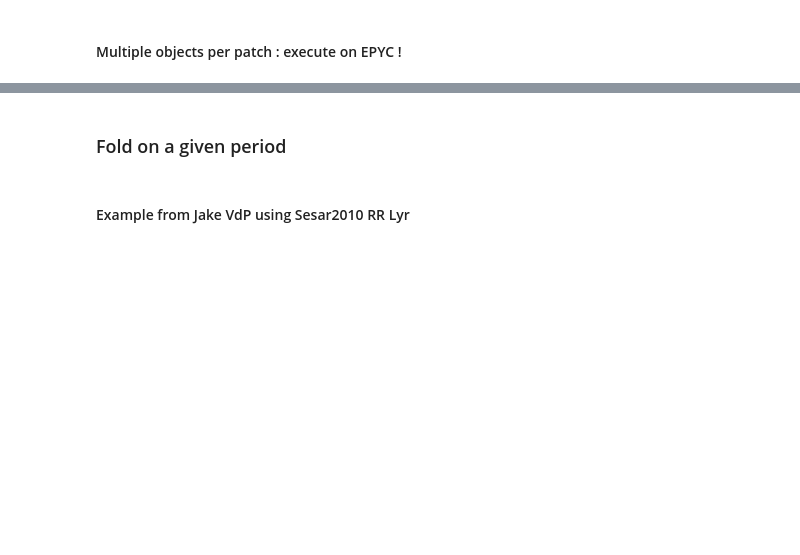
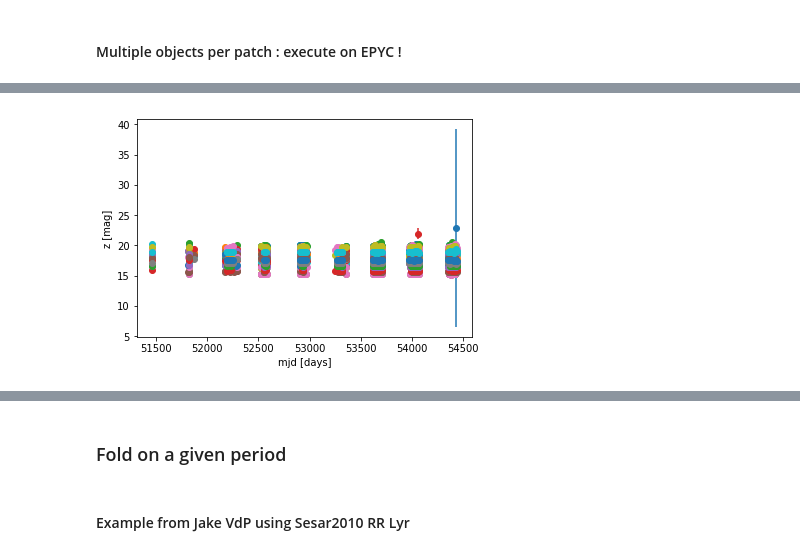
Before and after one commit to suberlak/SDSS_S82_FP_research, a Jupyter notebook: code/Read_S82_photometry.ipynb, the cells around one changed output, grey strips where cells are left out. Cells and saved outputs as stored; diff of their text form; code cells hidden in the pictures; blank space fills up the shorter version.

Commit message:
copied from EPYC : the multi-object pipeline

```diff
--- a/code/Read_S82_photometry.ipynb
+++ b/code/Read_S82_photometry.ipynb
@@ -457 +556,9 @@ def flux2ab(flux, unit = 'Jy'):
+# %%
+# store ebv tables in dic
+ebv_dic = {}
+for proc in ['NCSA', 'IN2P3'] :
+    ebv_file = 'ebv_'+proc+'_lt235.dat'
+    ebv = pd.read_table(ebv_file, delimiter=' ', usecols=[0,1])
+    ebv.columns = ['objectId','ebv']
+    ebv_dic[proc] = ebv
 # %%
@@ -527,0 +609,18 @@ u,uErr = mag[band=='u'], magerr[band=='u']
+# %%
+# Loop over all SDSS objects.
+# If there is a light curve from either processing center,
+# calculate magnitudes,
+# correct for extinction
+
+for name in object_table['name'].data.data :
+    row = object_table['name'].data.data == name
+
+    if object_table['patchI'].data.data[row] > 0 :
+        for proc in ['NCSA', 'IN2P3'] :
+            m1 = object_table[proc+'_patch'].data.data[row] != '0'
+            m2 = object_table[proc+'_d2d_arcsec'].data.data[row] < 2.0
+            if m1*m2 :
+                print('Correcting light curve for ', name, ' from ', proc)
+                objId = object_table[proc+'_objectId'].data.data[row][0]
+                fname = 'raw'+proc+'_'+str(objId)+'.txt'
+                correct_lightcurve(fname,name, proc,objId)
@@ -527,0 +662,20 @@ u,uErr = mag[band=='u'], magerr[band=='u']
+# %%
+# Plot all the data from the light curves
+# to show that there are no catastrophic outliers
+for name in object_table['name'].data.data :
+    row = object_table['name'].data.data == name
+
+    if object_table['patchI'].data.data[row] > 0 :
+        for proc in ['NCSA', 'IN2P3'] :
+            m1 = object_table[proc+'_patch'].data.data[row] != '0'
+            m2 = object_table[proc+'_d2d_arcsec'].data.data[row] < 2.0
+            if m1*m2 :
+                lc = Table.read('photometry_ugriz_'+name+proc+'.txt', format='ascii')
+                f = 'z'
+                mask = lc['filter'] == f
+                plt.errorbar(lc['mjd'][mask],lc['psfMagDered'][mask],
+                             lc['psfMagErr'][mask], fmt='o')
+                plt.xlabel('mjd [days]')
+                plt.ylabel(f +' [mag]')
+# %% [output]
+[figure, added]
```
Also changed, not shown: parts of 53 cells of this notebook.
